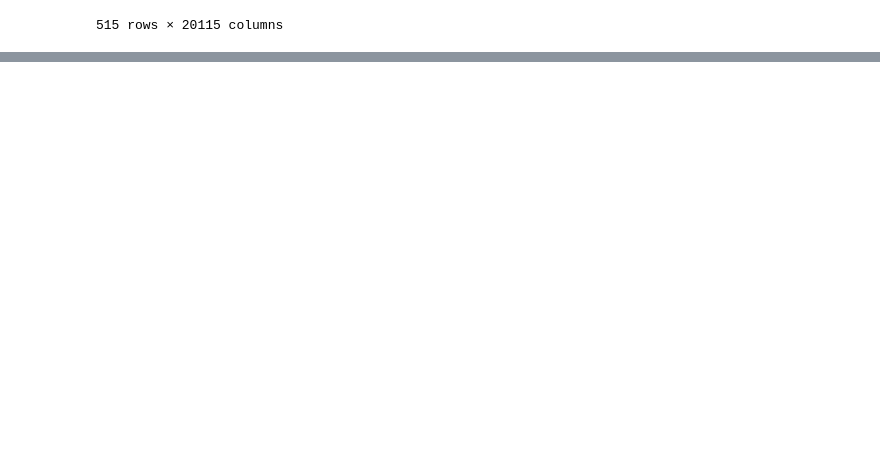
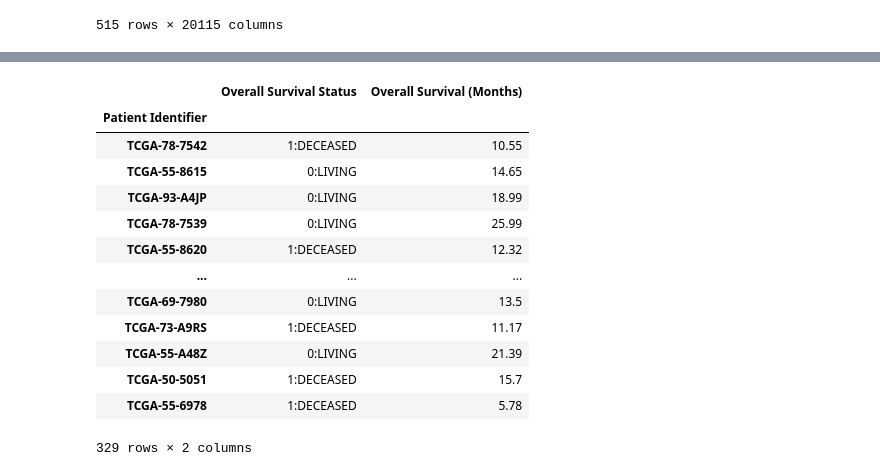
Before and after one commit to DeveloperSeJin/-Deep-Learning-Based-Survival-Analysis-Using-is-Using-Genomic-Data, a Jupyter notebook: UNLV프로젝트.ipynb, the cells around one changed output, grey strips where cells are left out. Drawn from its saved outputs; the diff is of its cells as text; code cells hidden in the pictures; blank space fills up the shorter version.

```diff
--- a/UNLV프로젝트.ipynb
+++ b/UNLV프로젝트.ipynb
@@ -93,0 +119,17 @@ data
+# %%
+train_label
+# %% [output]
+|  | Overall Survival Status | Overall Survival (Months) |
+| Patient Identifier |  |  |
+| TCGA-78-7542 | 1:DECEASED | 10.55 |
+| TCGA-55-8615 | 0:LIVING | 14.65 |
+| TCGA-93-A4JP | 0:LIVING | 18.99 |
+| TCGA-78-7539 | 0:LIVING | 25.99 |
+| TCGA-55-8620 | 1:DECEASED | 12.32 |
+| ... | ... | ... |
+| TCGA-69-7980 | 0:LIVING | 13.5 |
+| TCGA-73-A9RS | 1:DECEASED | 11.17 |
+| TCGA-55-A48Z | 0:LIVING | 21.39 |
+| TCGA-50-5051 | 1:DECEASED | 15.7 |
+| TCGA-55-6978 | 1:DECEASED | 5.78 |
+329 rows × 2 columns
```
Also changed, not shown: parts of 1 cell of this notebook.
